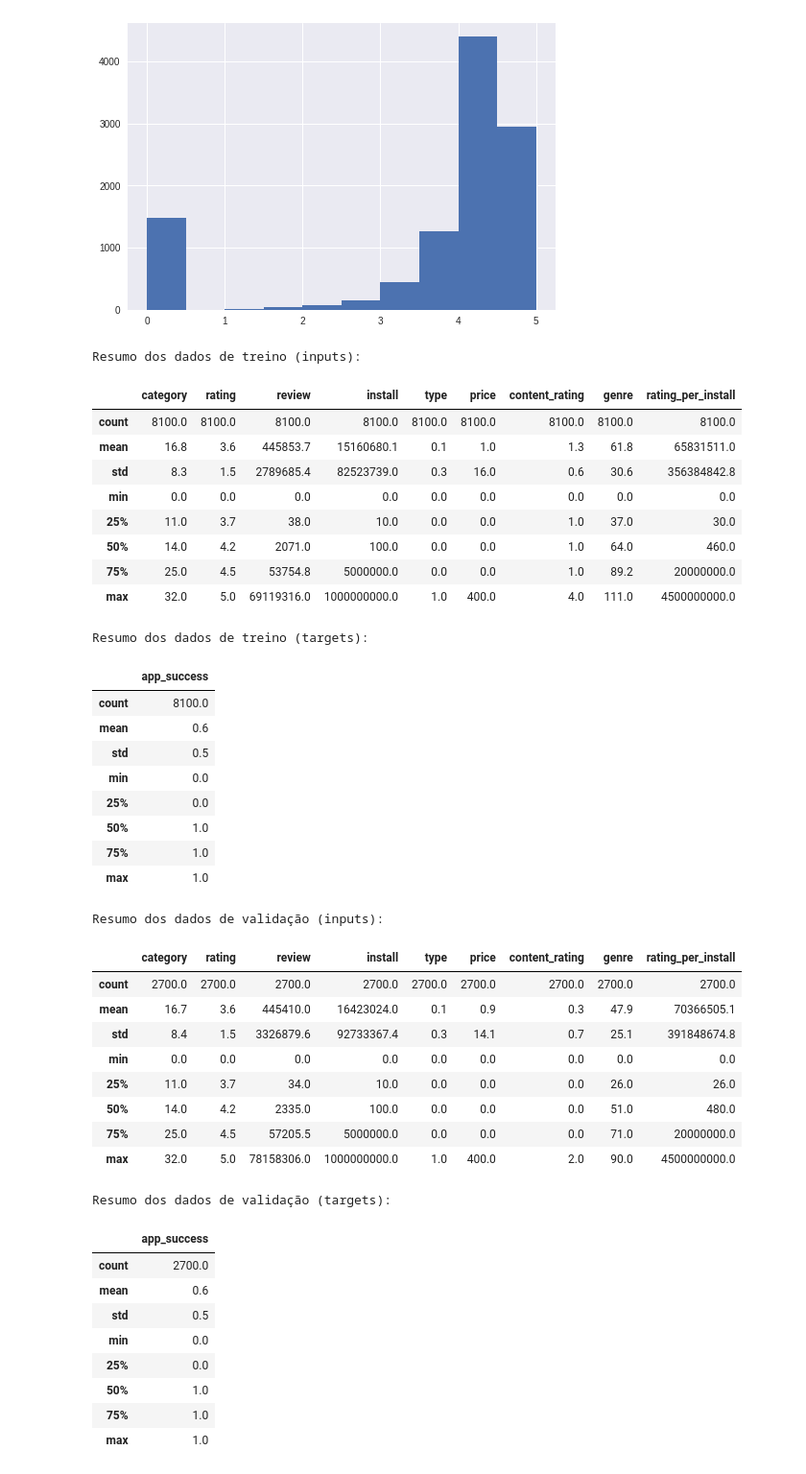
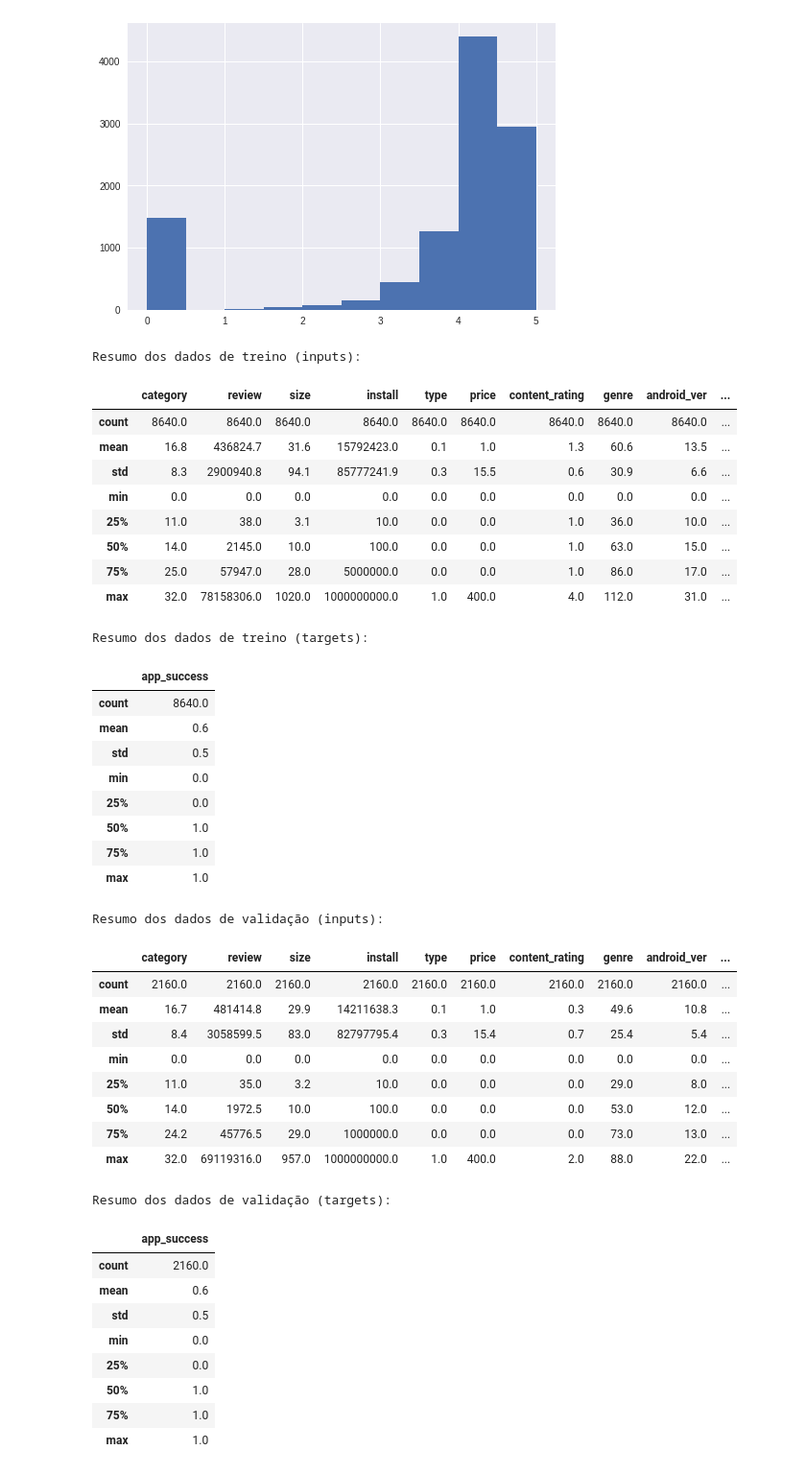
Before and after one commit to arthurflor23/courses, a Jupyter notebook: google-machine-learning-crash-course/16_google_play_store_(ratings).ipynb, the cells around one changed output. Shown: that part at 96% size. Cells and saved outputs as stored; diff of their text form; code cells hidden in the pictures.

```diff
--- a/google-machine-learning-crash-course/16_google_play_store_(ratings).ipynb
+++ b/google-machine-learning-crash-course/16_google_play_store_(ratings).ipynb
@@ -50,13 +52,14 @@ def preprocess_features(googleplaystore_dataframe):
 
   selected_features = googleplaystore_dataframe[[
       "category",
-      "rating",
       "review",
+      "size",
       "install",
       "type",
       "price",
       "content_rating",
       "genre",
+      "android_ver",
    ]]
 
   processed_features = selected_features.copy()
@@ -65,9 +68,12 @@ def preprocess_features(googleplaystore_dataframe):
   processed_features["category"] = pd.Categorical(processed_features["category"]).codes
   processed_features["content_rating"] = pd.Categorical(processed_features["content_rating"]).codes
   processed_features["genre"] = pd.Categorical(processed_features["genre"]).codes
+  processed_features["android_ver"] = pd.Categorical(processed_features["android_ver"]).codes
 
   # Criando atributo sintético.
-  processed_features["rating_per_install"] = (googleplaystore_dataframe["rating"] * googleplaystore_dataframe["install"])
+#   processed_features["rating_per_install"] = (googleplaystore_dataframe["rating"] * googleplaystore_dataframe["install"])
+  processed_features["install_sub_review"] = (googleplaystore_dataframe["install"] - googleplaystore_dataframe["review"])
+
   return processed_features
 
 def preprocess_targets(googleplaystore_dataframe):
@@ -82,48 +88,49 @@ def preprocess_targets(googleplaystore_dataframe):
 
   output_targets = pd.DataFrame()
 
-  # Criando valor representando um "app de sucesso" com limiar de rating em 4 e número de reviews em 1000.
-  norm_rating = (googleplaystore_dataframe["rating"] * (googleplaystore_dataframe["install"]/100))
+  # Criando valor booleano representando um "app de sucesso".
+  norm_rating = (googleplaystore_dataframe["rating"] * (googleplaystore_dataframe["install"]/100))r
+
   output_targets["app_success"] = (norm_rating > 4).astype(float)
 
   return output_targets
 # %%
 length = len(googleplaystore_dataframe)
-training_len = int(length * 0.75)
-validation_len = int(length * 0.25)
+training_len = int(length * 0.8)
+validation_len = int(length * 0.2)
 
 training_examples = preprocess_features(googleplaystore_dataframe.head(training_len))
 training_targets = preprocess_targets(googleplaystore_dataframe.head(training_len))
 
 validation_examples = preprocess_features(googleplaystore_dataframe.tail(validation_len))
 validation_targets = preprocess_targets(googleplaystore_dataframe.tail(validation_len))
 
 print("Resumo dos dados de treino (inputs):")
 display.display(training_examples.describe())
 
 print("Resumo dos dados de treino (targets):")
 display.display(training_targets.describe())
 
 
 print("Resumo dos dados de validação (inputs):")
 display.display(validation_examples.describe())
 
 print("Resumo dos dados de validação (targets):")
 display.display(validation_targets.describe())
 # %% [output]
 Resumo dos dados de treino (inputs):
-|  | category | rating | review | install | type | price | content_rating | genre | rating_per_install |
-| count | 8100.0 | 8100.0 | 8100.0 | 8100.0 | 8100.0 | 8100.0 | 8100.0 | 8100.0 | 8100.0 |
-| mean | 16.8 | 3.6 | 445853.7 | 15160680.1 | 0.1 | 1.0 | 1.3 | 61.8 | 65831511.0 |
-| std | 8.3 | 1.5 | 2789685.4 | 82523739.0 | 0.3 | 16.0 | 0.6 | 30.6 | 356384842.8 |
-| min | 0.0 | 0.0 | 0.0 | 0.0 | 0.0 | 0.0 | 0.0 | 0.0 | 0.0 |
-| 25% | 11.0 | 3.7 | 38.0 | 10.0 | 0.0 | 0.0 | 1.0 | 37.0 | 30.0 |
-| 50% | 14.0 | 4.2 | 2071.0 | 100.0 | 0.0 | 0.0 | 1.0 | 64.0 | 460.0 |
-| 75% | 25.0 | 4.5 | 53754.8 | 5000000.0 | 0.0 | 0.0 | 1.0 | 89.2 | 20000000.0 |
-| max | 32.0 | 5.0 | 69119316.0 | 1000000000.0 | 1.0 | 400.0 | 4.0 | 111.0 | 4500000000.0 |
+|  | category | review | size | install | type | price | content_rating | genre | android_ver | ... |
+| count | 8640.0 | 8640.0 | 8640.0 | 8640.0 | 8640.0 | 8640.0 | 8640.0 | 8640.0 | 8640.0 | ... |
+| mean | 16.8 | 436824.7 | 31.6 | 15792423.0 | 0.1 | 1.0 | 1.3 | 60.6 | 13.5 | ... |
+| std | 8.3 | 2900940.8 | 94.1 | 85777241.9 | 0.3 | 15.5 | 0.6 | 30.9 | 6.6 | ... |
+| min | 0.0 | 0.0 | 0.0 | 0.0 | 0.0 | 0.0 | 0.0 | 0.0 | 0.0 | ... |
+| 25% | 11.0 | 38.0 | 3.1 | 10.0 | 0.0 | 0.0 | 1.0 | 36.0 | 10.0 | ... |
+| 50% | 14.0 | 2145.0 | 10.0 | 100.0 | 0.0 | 0.0 | 1.0 | 63.0 | 15.0 | ... |
+| 75% | 25.0 | 57947.0 | 28.0 | 5000000.0 | 0.0 | 0.0 | 1.0 | 86.0 | 17.0 | ... |
+| max | 32.0 | 78158306.0 | 1020.0 | 1000000000.0 | 1.0 | 400.0 | 4.0 | 112.0 | 31.0 | ... |
 Resumo dos dados de treino (targets):
 |  | app_success |
-| count | 8100.0 |
+| count | 8640.0 |
 | mean | 0.6 |
 | std | 0.5 |
 | min | 0.0 |
@@ -132,18 +139,18 @@ Resumo dos dados de treino (targets):
 | 75% | 1.0 |
 | max | 1.0 |
 Resumo dos dados de validação (inputs):
-|  | category | rating | review | install | type | price | content_rating | genre | rating_per_install |
-| count | 2700.0 | 2700.0 | 2700.0 | 2700.0 | 2700.0 | 2700.0 | 2700.0 | 2700.0 | 2700.0 |
-| mean | 16.7 | 3.6 | 445410.0 | 16423024.0 | 0.1 | 0.9 | 0.3 | 47.9 | 70366505.1 |
-| std | 8.4 | 1.5 | 3326879.6 | 92733367.4 | 0.3 | 14.1 | 0.7 | 25.1 | 391848674.8 |
-| min | 0.0 | 0.0 | 0.0 | 0.0 | 0.0 | 0.0 | 0.0 | 0.0 | 0.0 |
-| 25% | 11.0 | 3.7 | 34.0 | 10.0 | 0.0 | 0.0 | 0.0 | 26.0 | 26.0 |
-| 50% | 14.0 | 4.2 | 2335.0 | 100.0 | 0.0 | 0.0 | 0.0 | 51.0 | 480.0 |
-| 75% | 25.0 | 4.5 | 57205.5 | 5000000.0 | 0.0 | 0.0 | 0.0 | 71.0 | 20000000.0 |
-| max | 32.0 | 5.0 | 78158306.0 | 1000000000.0 | 1.0 | 400.0 | 2.0 | 90.0 | 4500000000.0 |
+|  | category | review | size | install | type | price | content_rating | genre | android_ver | ... |
+| count | 2160.0 | 2160.0 | 2160.0 | 2160.0 | 2160.0 | 2160.0 | 2160.0 | 2160.0 | 2160.0 | ... |
+| mean | 16.7 | 481414.8 | 29.9 | 14211638.3 | 0.1 | 1.0 | 0.3 | 49.6 | 10.8 | ... |
+| std | 8.4 | 3058599.5 | 83.0 | 82797795.4 | 0.3 | 15.4 | 0.7 | 25.4 | 5.4 | ... |
+| min | 0.0 | 0.0 | 0.0 | 0.0 | 0.0 | 0.0 | 0.0 | 0.0 | 0.0 | ... |
+| 25% | 11.0 | 35.0 | 3.2 | 10.0 | 0.0 | 0.0 | 0.0 | 29.0 | 8.0 | ... |
+| 50% | 14.0 | 1972.5 | 10.0 | 100.0 | 0.0 | 0.0 | 0.0 | 53.0 | 12.0 | ... |
+| 75% | 24.2 | 45776.5 | 29.0 | 1000000.0 | 0.0 | 0.0 | 0.0 | 73.0 | 13.0 | ... |
+| max | 32.0 | 69119316.0 | 957.0 | 1000000000.0 | 1.0 | 400.0 | 2.0 | 88.0 | 22.0 | ... |
 Resumo dos dados de validação (targets):
 |  | app_success |
-| count | 2700.0 |
+| count | 2160.0 |
 | mean | 0.6 |
 | std | 0.5 |
 | min | 0.0 |
```
Also changed, not shown: parts of 3 cells of this notebook.
